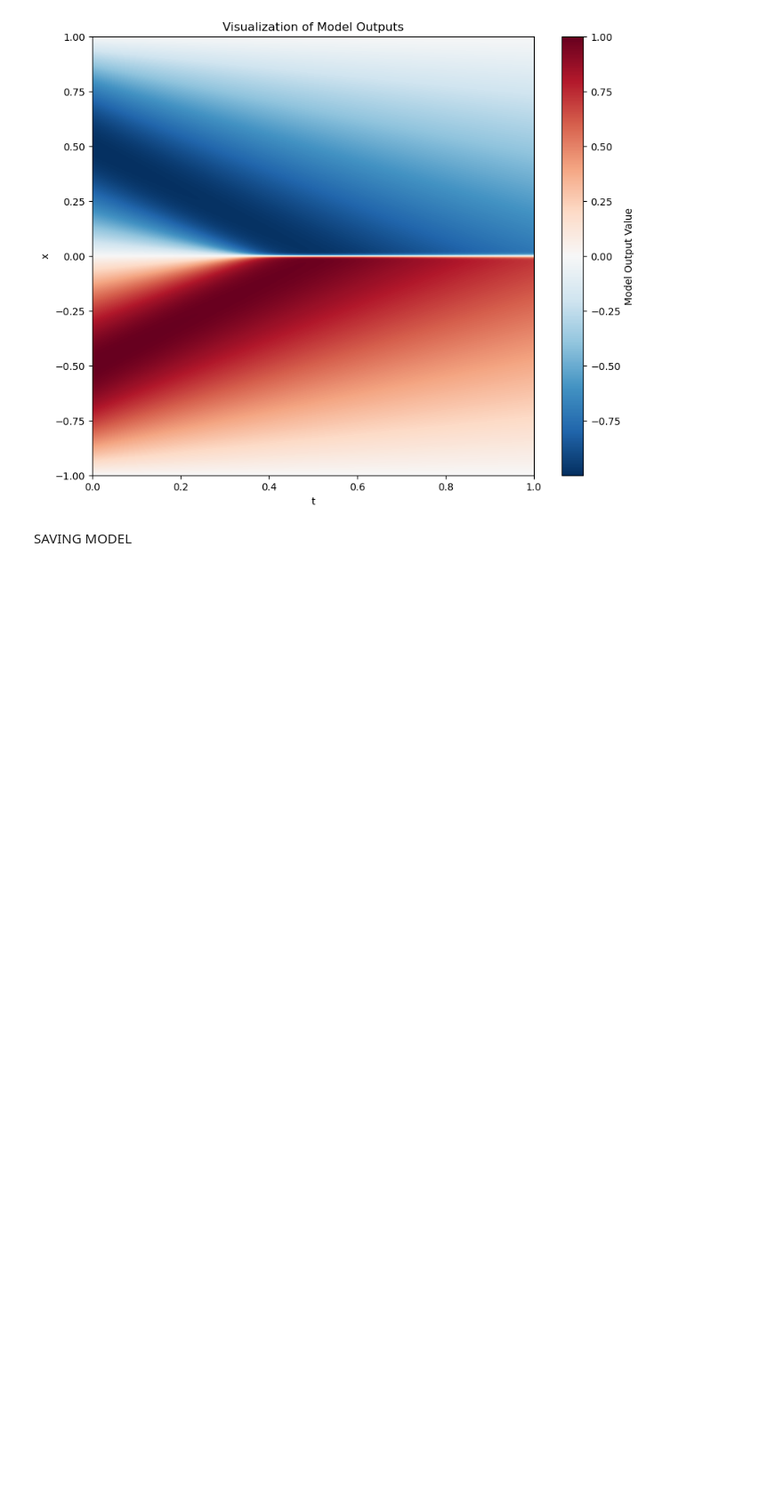
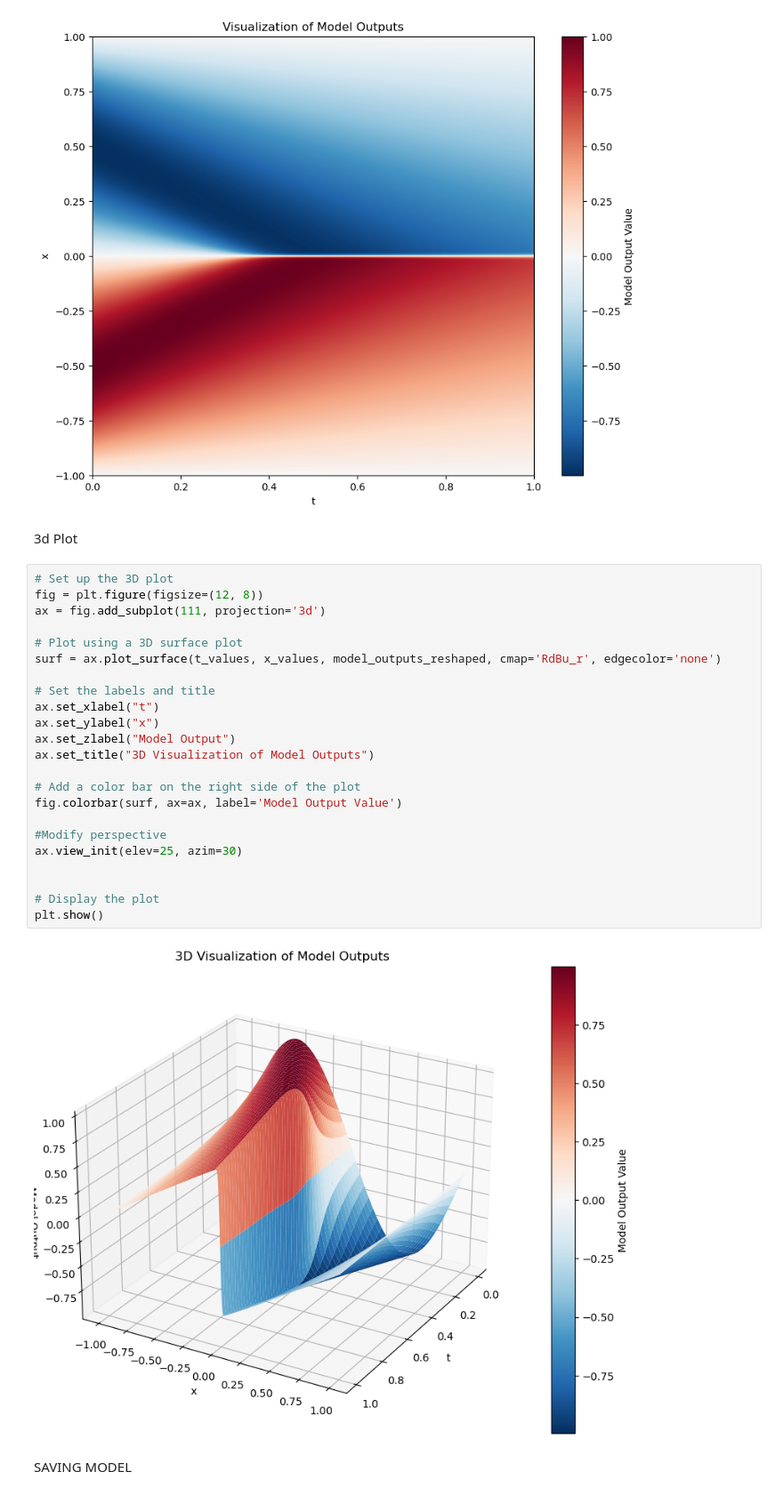
Before and after one commit to Lapisbird/Research1, a Jupyter notebook: PINN 1 - Nonlinear PDEs/PINN From the Ground Up/GroundUpPINN4.ipynb, the cells around one changed output. Shown at 89% size. Saved outputs shown, nothing was run; the diff lists cells and outputs as text; blank space fills up the shorter version.

Commit message:
Added 3d plot

```diff
--- a/PINN 1 - Nonlinear PDEs/PINN From the Ground Up/GroundUpPINN4.ipynb
+++ b/PINN 1 - Nonlinear PDEs/PINN From the Ground Up/GroundUpPINN4.ipynb
@@ -248,6 +249,33 @@ plt.title("Visualization of Model Outputs")
 plt.show()
 # %% [output]
 [figure]
+# %% [markdown]
+3d Plot
+# %%
+# Set up the 3D plot
+fig = plt.figure(figsize=(12, 8))
+ax = fig.add_subplot(111, projection='3d')
+
+# Plot using a 3D surface plot
+surf = ax.plot_surface(t_values, x_values, model_outputs_reshaped, cmap='RdBu_r', edgecolor='none')
+
+# Set the labels and title
+ax.set_xlabel("t")
+ax.set_ylabel("x")
+ax.set_zlabel("Model Output")
+ax.set_title("3D Visualization of Model Outputs")
+
+# Add a color bar on the right side of the plot
+fig.colorbar(surf, ax=ax, label='Model Output Value')
+
+#Modify perspective
+ax.view_init(elev=25, azim=30)
+
+
+# Display the plot
+plt.show()
+# %% [output]
+[figure, added]
 # %% [markdown]
 SAVING MODEL
 # %%
```
Also changed, not shown: parts of 2 cells of this notebook.
